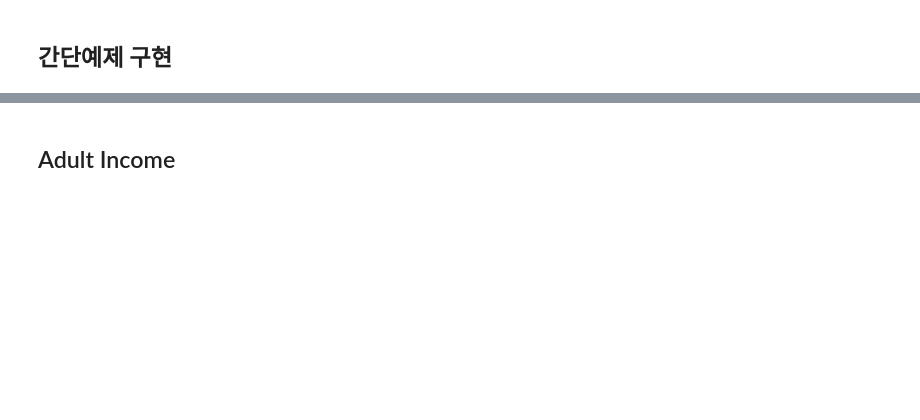
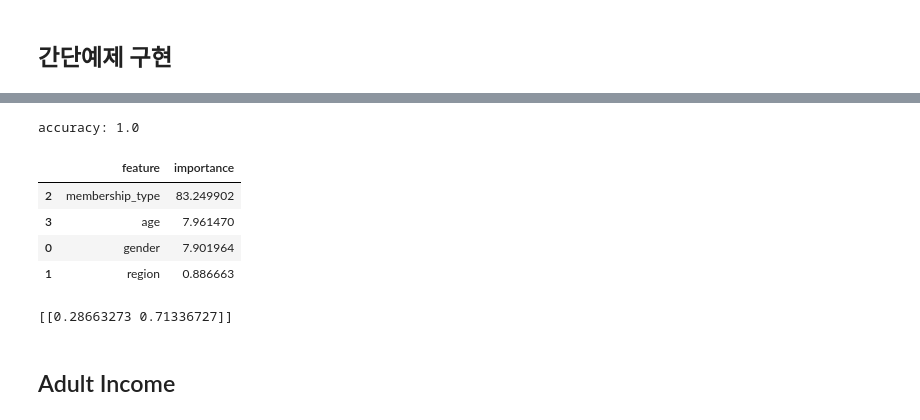
Before and after one commit to j-ai-616/05_machine_learning, a Jupyter notebook: 06_ensemble/07_CatBoost.ipynb, the cells around one changed output, grey strips where cells are left out. Cells and saved outputs as stored; diff of their text form; code cells hidden in the pictures; blank space fills up the shorter version.

```diff
--- a/06_ensemble/07_CatBoost.ipynb
+++ b/06_ensemble/07_CatBoost.ipynb
@@ -58,6 +83,50 @@ X = df.drop('purchased', axis=1)
 y = df['purchased']
 
 X_train, X_test, y_train, y_test = train_test_split(X, y, test_size=0.2, random_state=42)
+# %%
+from catboost import Pool, CatBoostClassifier
+from sklearn.metrics import accuracy_score
+
+# 범주형 데이터 정의
+cat_features = ['gender', 'region', 'membership_type']
+
+# Pool : CatBoost 전용 데이터 객체로 입력 데이터, 타깃, 범주형 열 정보 등을 함께 묶어 전달한다.
+train_pool = Pool(X_train, y_train, cat_features=cat_features)
+test_pool = Pool(X_test, y_test, cat_features=cat_features)
+
+# 모델 학습
+cat_clf = CatBoostClassifier(
+    iterations=100,         # boosting round 수
+    depth=3,                # 트리 깊이
+    learning_rate=0.1,      # 학습률
+    verbose=0
+)
+
+# Pool 객체를 전달하며 학습
+cat_clf.fit(train_pool)
+
+print('accuracy:', accuracy_score(y_test, cat_clf.predict(test_pool)))
+# %% [output]
+accuracy: 1.0
+# %%
+# 특성 중요도
+simple_importance_df = pd.DataFrame({
+    'feature' : X_train.columns,
+    'importance' : cat_clf.get_feature_importance(train_pool)
+}).sort_values('importance',ascending=False)
+
+simple_importance_df
+# %% [output]
+|  | feature | importance |
+| 2 | membership_type | 83.249902 |
+| 3 | age | 7.961470 |
+| 0 | gender | 7.901964 |
+| 1 | region | 0.886663 |
+# %%
+# 각 클래스에 속할 확률
+print(cat_clf.predict_proba(test_pool))
+# %% [output]
+[[0.28663273 0.71336727]]
 # %% [markdown]
 ## Adult Income
 # %%
```
Also changed, not shown: parts of 7 cells of this notebook.
